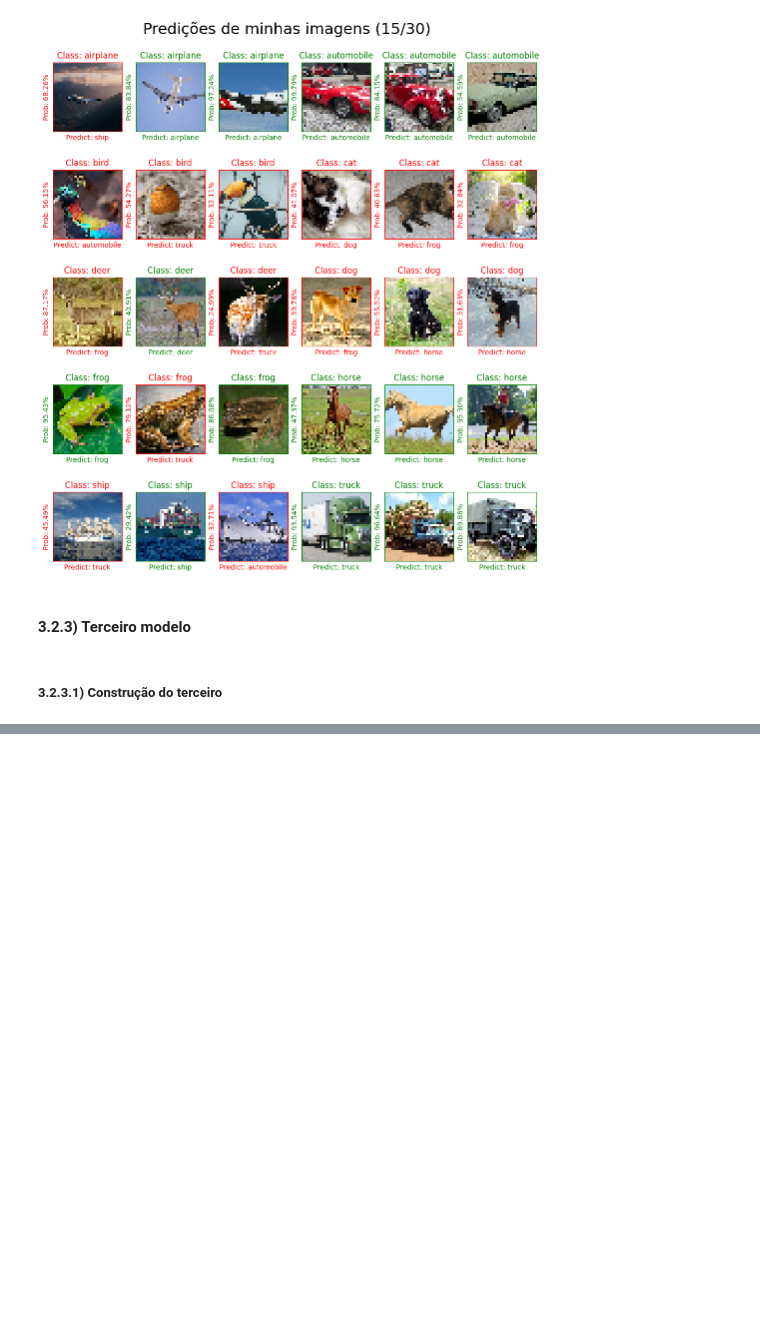
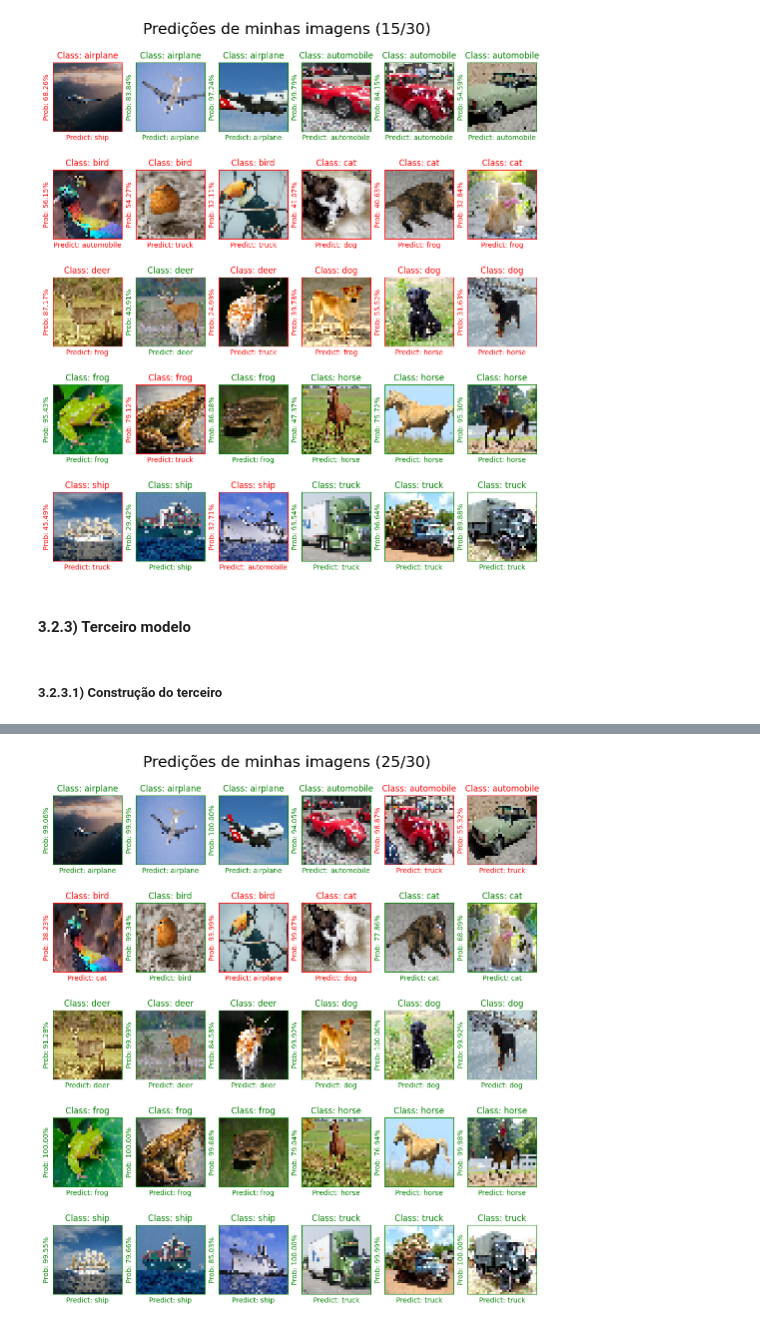
Before and after one commit to TulioInoue/datascience-study, a Jupyter notebook: cases/tensorflow/projects/cifar.ipynb, the cells around one changed output, grey strips where cells are left out. Saved outputs shown, nothing was run; the diff lists cells and outputs as text; code cells hidden in the pictures; blank space fills up the shorter version.

```diff
--- a/cases/tensorflow/projects/cifar.ipynb
+++ b/cases/tensorflow/projects/cifar.ipynb
@@ -699,0 +618,8 @@ plot_model_my_image_test(
+# %%
+plot_model_my_image_test(
+    model = model3,
+    keep_aspect_ratio = False,
+    preprocessing_input = preprocess_input
+)
+# %% [output]
+[figure, added]
```
Also changed, not shown: parts of 12 cells of this notebook, 3 other files.
